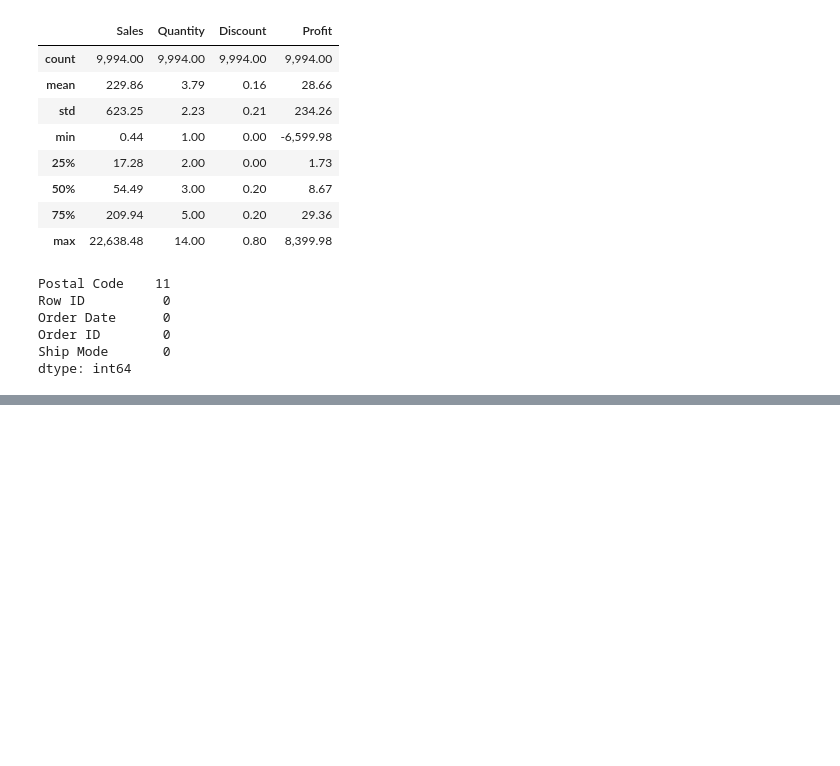
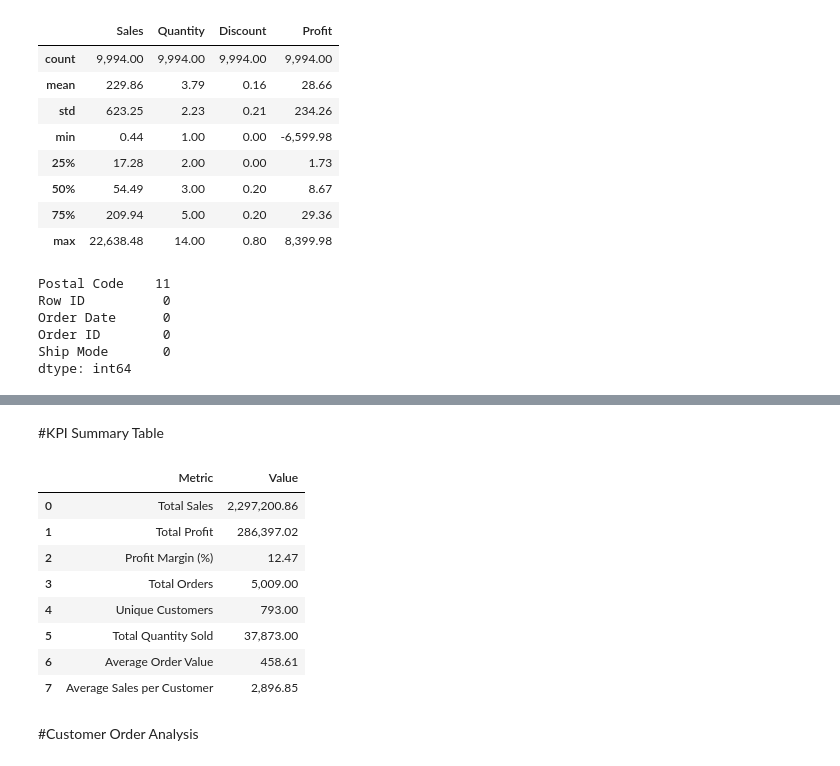
Before and after one commit to BrianKarimi/datheon_data, a Jupyter notebook: notebooks/superstore_sales.ipynb, the cells around one changed output, grey strips where cells are left out. Drawn from its saved outputs; the diff is of its cells as text; code cells hidden in the pictures; blank space fills up the shorter version.

```diff
--- a/notebooks/superstore_sales.ipynb
+++ b/notebooks/superstore_sales.ipynb
@@ -357,0 +369,17 @@ dtype: int64
+# %%
+# Overall business performance
+total_sale = df_clean['Sales'].sum()
+total_profit = df_clean['Profit'].sum()
+profit_margin = (total_profit / total_sale) * 100
+
+
+
+
+total_orders = df_clean["Order ID"].nunique()
+unique_customers = df_clean["Customer ID"].nunique()
+total_quantity = df_clean['Quantity'].sum()
+
+
+#order analysis
+average_order_value = total_sale / total_orders
+average_sale_per_customer = total_sale / unique_customers
@@ -357,0 +404,39 @@ dtype: int64
+# %% [markdown]
+#KPI Summary Table
+# %%
+kpi_summary = pd.DataFrame({
+    "Metric": [
+        "Total Sales",
+        "Total Profit",
+        "Profit Margin (%)",
+        "Total Orders",
+        "Unique Customers",
+        "Total Quantity Sold",
+        "Average Order Value",
+        "Average Sales per Customer"
+    ],
+    "Value": [
+        total_sale,
+        total_profit,
+        profit_margin,
+        total_orders,
+        unique_customers,
+        total_quantity,
+        average_order_value,
+        average_sale_per_customer
+    ]
+})
+
+kpi_summary
+# %% [output]
+|  | Metric | Value |
+| 0 | Total Sales | 2,297,200.86 |
+| 1 | Total Profit | 286,397.02 |
+| 2 | Profit Margin (%) | 12.47 |
+| 3 | Total Orders | 5,009.00 |
+| 4 | Unique Customers | 793.00 |
+| 5 | Total Quantity Sold | 37,873.00 |
+| 6 | Average Order Value | 458.61 |
+| 7 | Average Sales per Customer | 2,896.85 |
+# %% [markdown]
+#Customer Order Analysis
```
Also changed, not shown: parts of 10 cells of this notebook, 2 other files.
